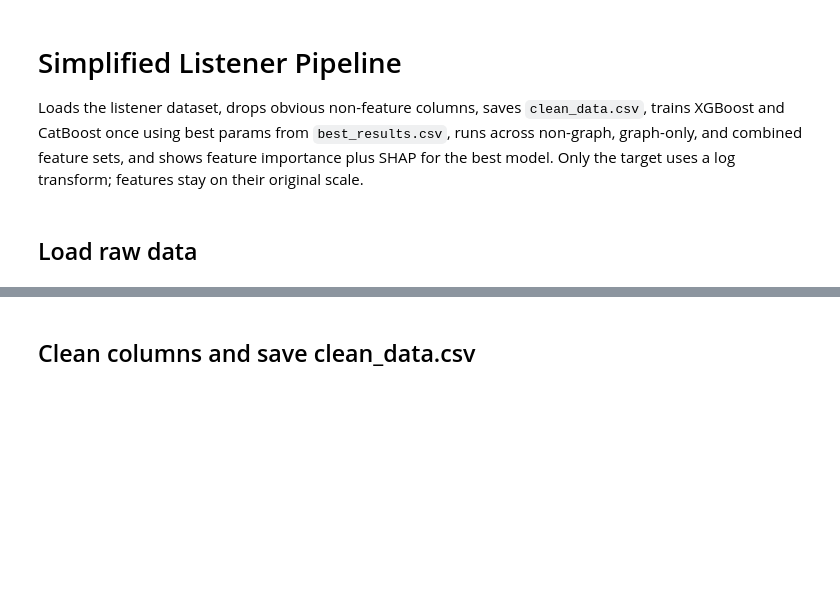
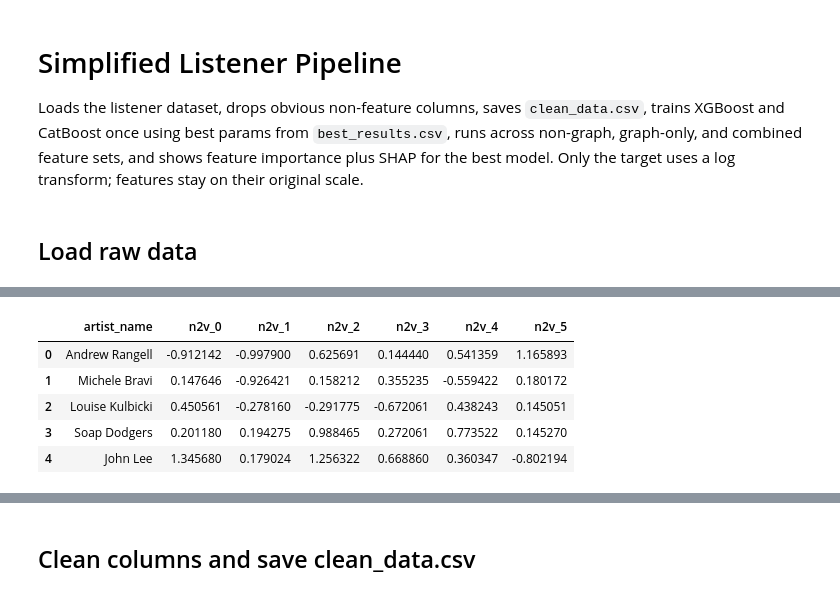
Before and after one commit to TheDeafOne/collaborative-success-research, a Jupyter notebook: modeling/modeling.ipynb, the cells around one changed output, grey strips where cells are left out. Drawn from its saved outputs; the diff is of its cells as text; code cells hidden in the pictures; blank space fills up the shorter version.

```diff
--- a/modeling/modeling.ipynb
+++ b/modeling/modeling.ipynb
@@ -75,3 +78,12 @@ Loaded 86,843 rows and 84 columns from final_df.csv
+# %%
+raw_df[["artist_name", "n2v_0","n2v_1","n2v_2","n2v_3","n2v_4","n2v_5"]].head()
+# %% [output]
+|  | artist_name | n2v_0 | n2v_1 | n2v_2 | n2v_3 | n2v_4 | n2v_5 |
+| 0 | Andrew Rangell | -0.912142 | -0.997900 | 0.625691 | 0.144440 | 0.541359 | 1.165893 |
+| 1 | Michele Bravi | 0.147646 | -0.926421 | 0.158212 | 0.355235 | -0.559422 | 0.180172 |
+| 2 | Louise Kulbicki | 0.450561 | -0.278160 | -0.291775 | -0.672061 | 0.438243 | 0.145051 |
+| 3 | Soap Dodgers | 0.201180 | 0.194275 | 0.988465 | 0.272061 | 0.773522 | 0.145270 |
+| 4 | John Lee | 1.345680 | 0.179024 | 1.256322 | 0.668860 | 0.360347 | -0.802194 |
 # %%
 threshold = raw_df[TARGET].quantile(0.995)
 print("Top 1% follower threshold:", threshold)
```
Also changed, not shown: parts of 20 cells of this notebook, 5 other files.
